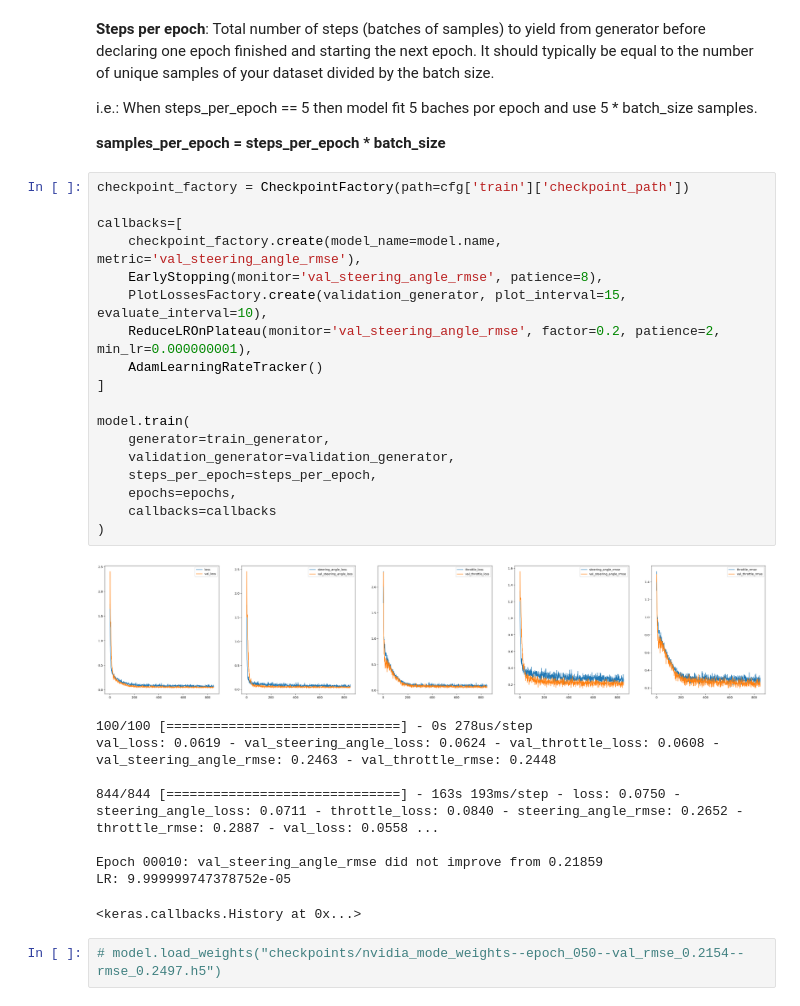
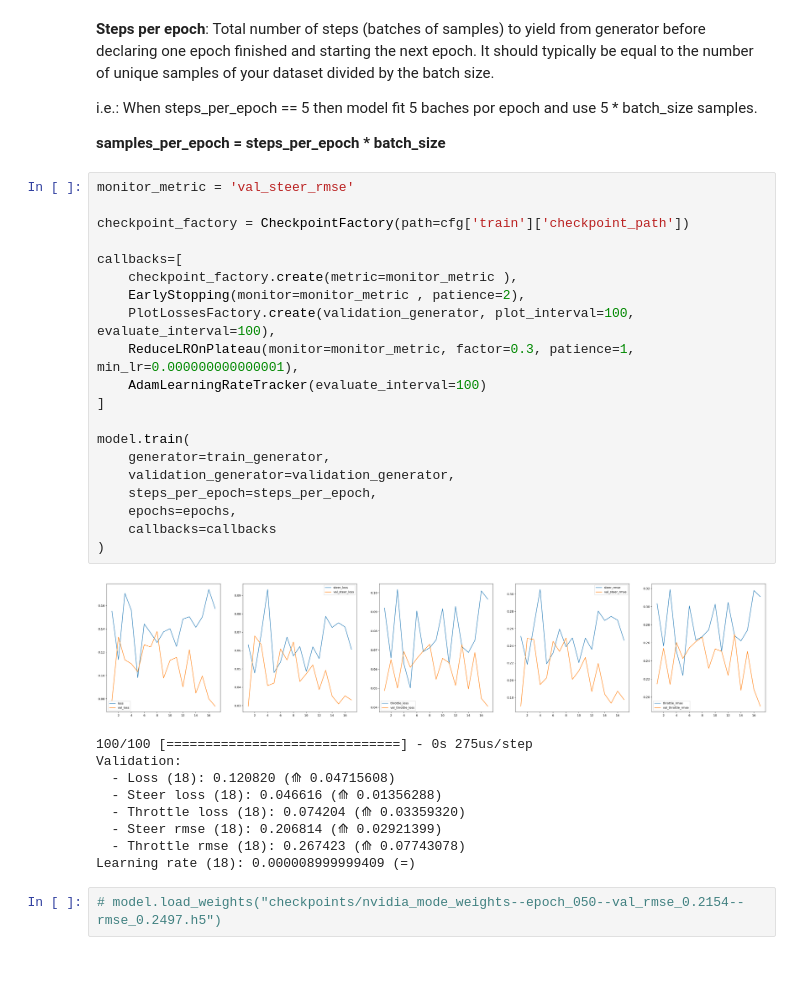
Before and after one commit to adrianmarino/self-driving-car-model, a Jupyter notebook: model-analysis.ipynb, the cells around one changed output. Cells and saved outputs as stored; diff of their text form; blank space fills up the shorter version.

Commit message:
adjust hyper params & improve traninig output metrics

```diff
--- a/model-analysis.ipynb
+++ b/model-analysis.ipynb
@@ -338,33 +340,35 @@ i.e.: When steps_per_epoch == 5 then model fit 5 baches por epoch and use 5 * ba
 
 **samples_per_epoch = steps_per_epoch * batch_size**
 # %%
+monitor_metric = 'val_steer_rmse'
+
 checkpoint_factory = CheckpointFactory(path=cfg['train']['checkpoint_path'])
 
 callbacks=[
-    checkpoint_factory.create(model_name=model.name, metric='val_steering_angle_rmse'),
-    EarlyStopping(monitor='val_steering_angle_rmse', patience=8),
-    PlotLossesFactory.create(validation_generator, plot_interval=15,  evaluate_interval=10),
-    ReduceLROnPlateau(monitor='val_steering_angle_rmse', factor=0.2, patience=2, min_lr=0.000000001),
-    AdamLearningRateTracker()
+    checkpoint_factory.create(metric=monitor_metric ),
+    EarlyStopping(monitor=monitor_metric , patience=2),
+    PlotLossesFactory.create(validation_generator, plot_interval=100,  evaluate_interval=100),
+    ReduceLROnPlateau(monitor=monitor_metric, factor=0.3, patience=1, min_lr=0.000000000000001),
+    AdamLearningRateTracker(evaluate_interval=100)
 ]
 
 model.train(
     generator=train_generator,
     validation_generator=validation_generator,
     steps_per_epoch=steps_per_epoch,
     epochs=epochs,
     callbacks=callbacks
 )
 # %% [output]
-[figure, old version]
+[figure, new version]
-100/100 [==============================] - 0s 278us/step
-val_loss: 0.0619 - val_steering_angle_loss: 0.0624 - val_throttle_loss: 0.0608 - val_steering_angle_rmse: 0.2463 - val_throttle_rmse: 0.2448
-
-844/844 [==============================] - 163s 193ms/step - loss: 0.0750 - steering_angle_loss: 0.0711 - throttle_loss: 0.0840 - steering_angle_rmse: 0.2652 - throttle_rmse: 0.2887 - val_loss: 0.0558 ...
-
-Epoch 00010: val_steering_angle_rmse did not improve from 0.21859
-LR: 9.999999747378752e-05
+100/100 [==============================] - 0s 275us/step
+Validation:
+  - Loss (18): 0.120820 (⟰ 0.04715608)
+  - Steer loss (18): 0.046616 (⟰ 0.01356288)
+  - Throttle loss (18): 0.074204 (⟰ 0.03359320)
+  - Steer rmse (18): 0.206814 (⟰ 0.02921399)
+  - Throttle rmse (18): 0.267423 (⟰ 0.07743078)
+Learning rate (18): 0.000008999999409 (=)
-<keras.callbacks.History at 0x...>
 # %%
 # model.load_weights("checkpoints/nvidia_mode_weights--epoch_050--val_rmse_0.2154--rmse_0.2497.h5")
 # %%
```
Also changed, not shown: parts of 11 cells of this notebook, 8 other files.
